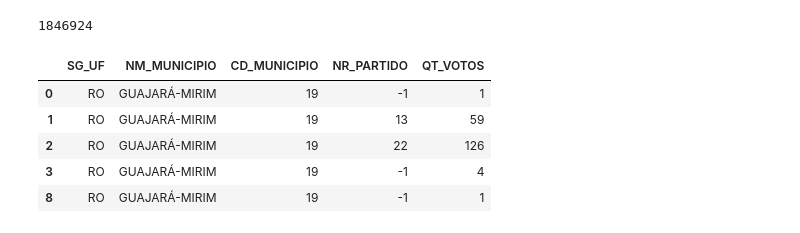
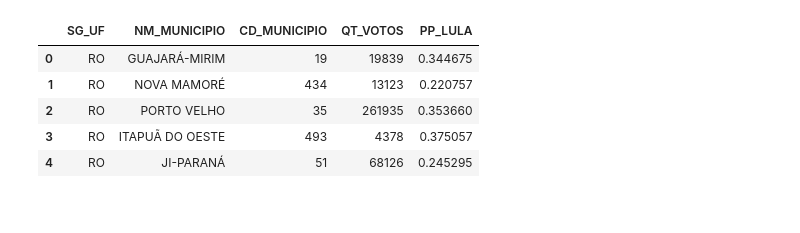
Before and after one commit to luisArthurRodriguesDaSilva/analise-eleicoes-brasileiras-2022, a Jupyter notebook: apresentações/apresentaçãov2.ipynb, the cells around one changed output. Saved outputs shown, nothing was run; the diff lists cells and outputs as text; code cells hidden in the pictures.

```diff
--- a/apresentações/apresentaçãov2.ipynb
+++ b/apresentações/apresentaçãov2.ipynb
@@ -1,8 +1,15 @@
 # %%
 import pandas as pd
 import numpy as np
 import matplotlib.pyplot as plt
 import seaborn as sns
-from helpers import BRASIL_UFS ,get_uf_df
 
-dfs = [get_uf_df(uf) for uf in BRASIL_UFS]
+pp_df = pd.read_csv('pp_lula_by_municipio.csv')
+pp_df.head()
+# %% [output]
+|  | SG_UF | NM_MUNICIPIO | CD_MUNICIPIO | QT_VOTOS | PP_LULA |
+| 0 | RO | GUAJARÁ-MIRIM | 19 | 19839 | 0.344675 |
+| 1 | RO | NOVA MAMORÉ | 434 | 13123 | 0.220757 |
+| 2 | RO | PORTO VELHO | 35 | 261935 | 0.353660 |
+| 3 | RO | ITAPUÃ DO OESTE | 493 | 4378 | 0.375057 |
+| 4 | RO | JI-PARANÁ | 51 | 68126 | 0.245295 |
@@ -11,11 +15,0 @@ big_df = pd.concat(dfs)
-# %%
-print(len(big_df))
-big_df.head()
-# %% [output]
-1846924
-|  | SG_UF | NM_MUNICIPIO | CD_MUNICIPIO | NR_PARTIDO | QT_VOTOS |
-| 0 | RO | GUAJARÁ-MIRIM | 19 | -1 | 1 |
-| 1 | RO | GUAJARÁ-MIRIM | 19 | 13 | 59 |
-| 2 | RO | GUAJARÁ-MIRIM | 19 | 22 | 126 |
-| 3 | RO | GUAJARÁ-MIRIM | 19 | -1 | 4 |
-| 8 | RO | GUAJARÁ-MIRIM | 19 | -1 | 1 |
```
Also changed, not shown: parts of 11 cells of this notebook.
